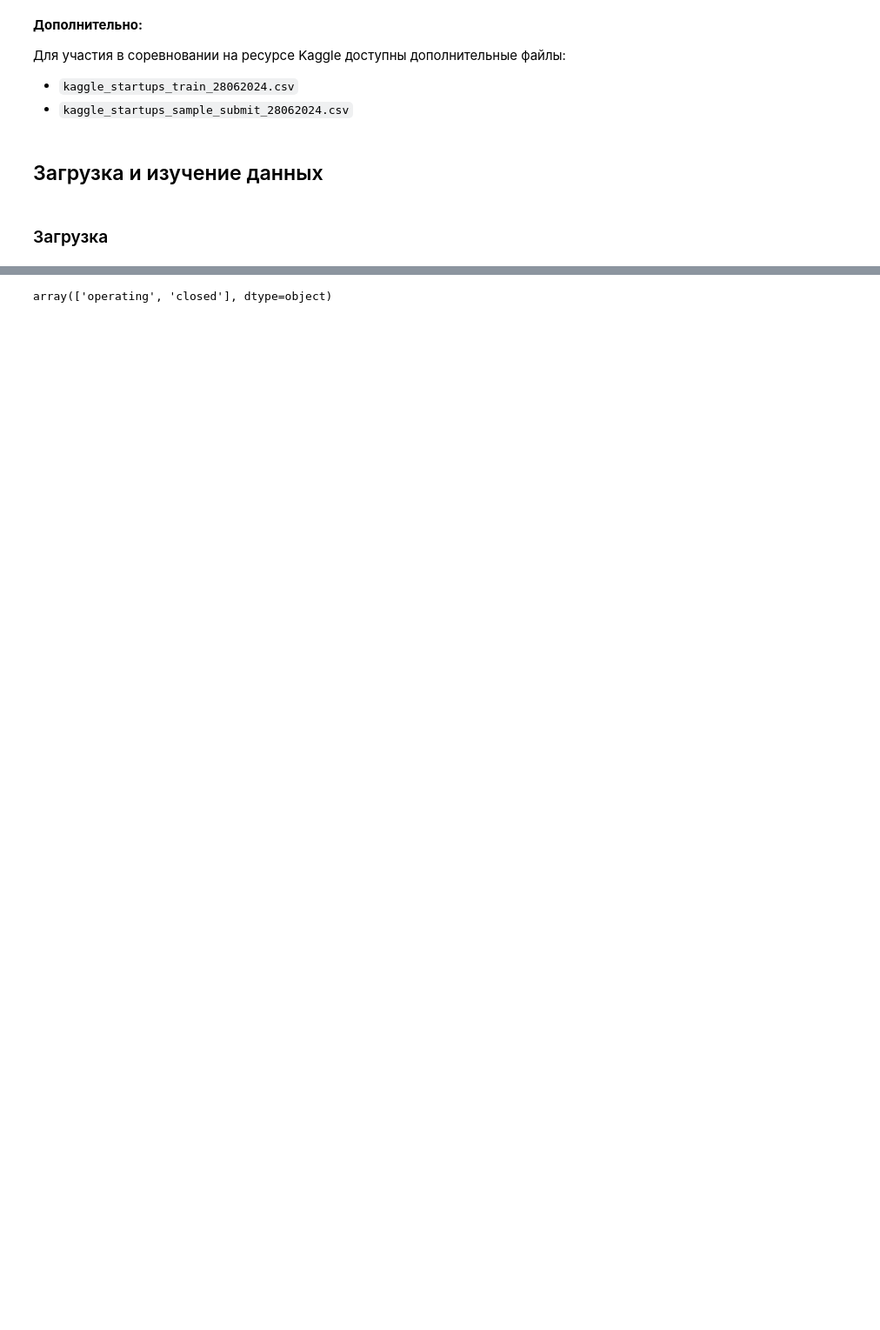
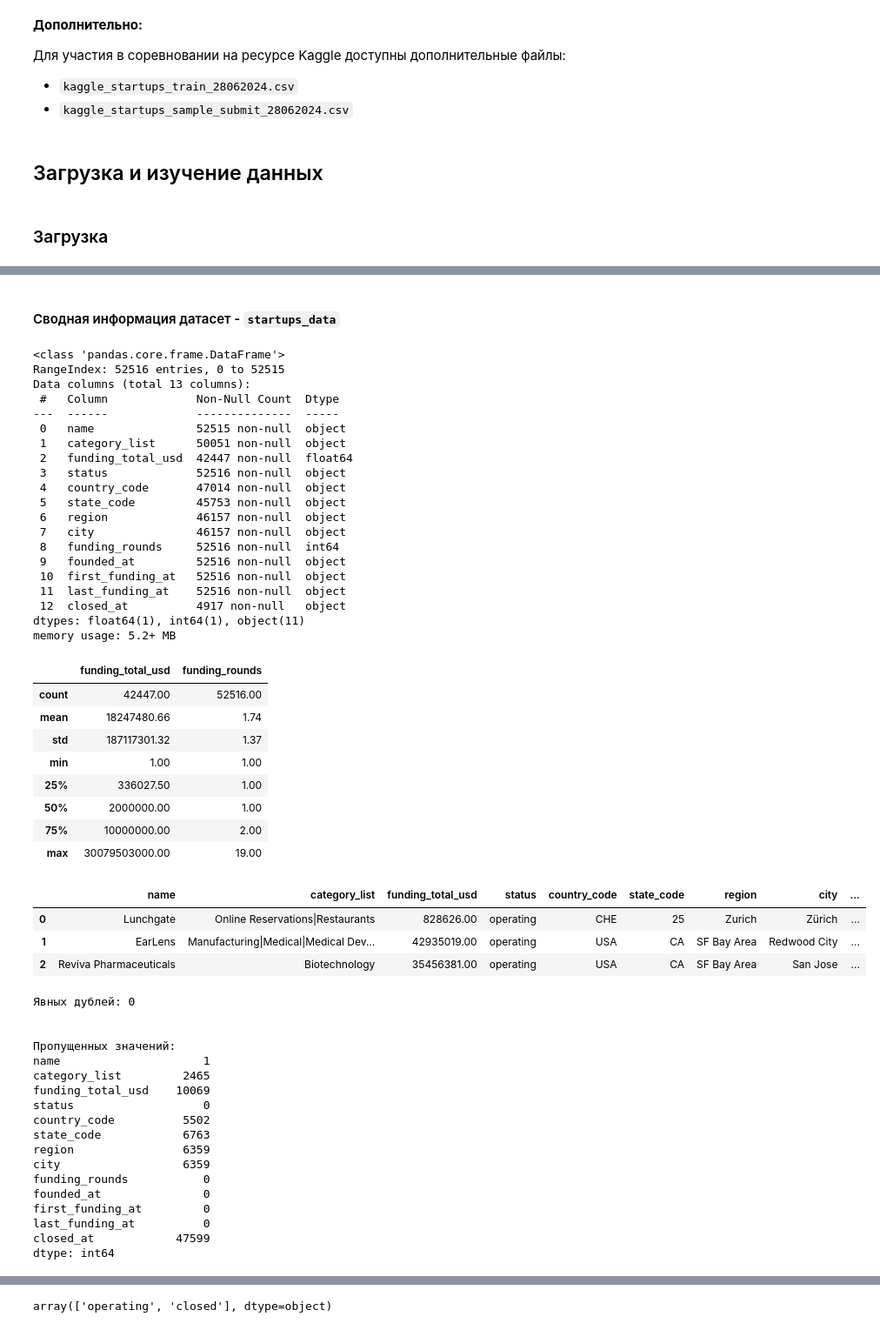
Before and after one commit to andrew-tvorogov/practicum_masterskaya_1, a Jupyter notebook: practicum_startups.ipynb, the cells around one changed output, grey strips where cells are left out. Shown at 87% size. Saved outputs shown, nothing was run; the diff lists cells and outputs as text; code cells hidden in the pictures; blank space fills up the shorter version.

Commit message:
added data prepare

```diff
--- a/practicum_startups.ipynb
+++ b/practicum_startups.ipynb
@@ -120,9 +228,8 @@ simplefilter(action='ignore', category=FutureWarning) # уберёт преду
 # %%
 # загрузка данных в датасеты
 try:
-    data = pd.read_csv('./datasets/kaggle_startups_train_28062024.csv')
-    startups_test = pd.read_csv('./datasets/kaggle_startups_test_28062024.csv')
-    startups_submit = pd.read_csv('./datasets/kaggle_startups_sample_submit_28062024.csv')
-    #money = pd.read_csv('./datasets/money.csv', sep=';', decimal=",")
+    startups_data = pd.read_csv('./datasets/kaggle_startups_train_28062024.csv') # рабочий датасет
+    startups_test = pd.read_csv('./datasets/kaggle_startups_test_28062024.csv') # датасет test для соревнования
+    startups_submit = pd.read_csv('./datasets/kaggle_startups_sample_submit_28062024.csv')  # пример результата
 except:
     print("Ошибка. Данные не загружены")
@@ -212,0 +236,56 @@ data['lifetime'] = data.apply(count_lifetime, axis=1)
+# %% [markdown]
+#### Сводная информация датасет - ``startups_data``
+# %%
+dataset_info(startups_data)
+# %% [output]
+<class 'pandas.core.frame.DataFrame'>
+RangeIndex: 52516 entries, 0 to 52515
+Data columns (total 13 columns):
+ #   Column             Non-Null Count  Dtype
+---  ------             --------------  -----
+ 0   name               52515 non-null  object
+ 1   category_list      50051 non-null  object
+ 2   funding_total_usd  42447 non-null  float64
+ 3   status             52516 non-null  object
+ 4   country_code       47014 non-null  object
+ 5   state_code         45753 non-null  object
+ 6   region             46157 non-null  object
+ 7   city               46157 non-null  object
+ 8   funding_rounds     52516 non-null  int64
+ 9   founded_at         52516 non-null  object
+ 10  first_funding_at   52516 non-null  object
+ 11  last_funding_at    52516 non-null  object
+ 12  closed_at          4917 non-null   object
+dtypes: float64(1), int64(1), object(11)
+memory usage: 5.2+ MB
+|  | funding_total_usd | funding_rounds |
+| count | 42447.00 | 52516.00 |
+| mean | 18247480.66 | 1.74 |
+| std | 187117301.32 | 1.37 |
+| min | 1.00 | 1.00 |
+| 25% | 336027.50 | 1.00 |
+| 50% | 2000000.00 | 1.00 |
+| 75% | 10000000.00 | 2.00 |
+| max | 30079503000.00 | 19.00 |
+|  | name | category_list | funding_total_usd | status | country_code | state_code | region | city | ... |
+| 0 | Lunchgate | Online Reservations|Restaurants | 828626.00 | operating | CHE | 25 | Zurich | Zürich | ... |
+| 1 | EarLens | Manufacturing|Medical|Medical Dev... | 42935019.00 | operating | USA | CA | SF Bay Area | Redwood City | ... |
+| 2 | Reviva Pharmaceuticals | Biotechnology | 35456381.00 | operating | USA | CA | SF Bay Area | San Jose | ... |
+Явных дублей: 0
+
+
+Пропущенных значений:
+name                     1
+category_list         2465
+funding_total_usd    10069
+status                   0
+country_code          5502
+state_code            6763
+region                6359
+city                  6359
+funding_rounds           0
+founded_at               0
+first_funding_at         0
+last_funding_at          0
+closed_at            47599
+dtype: int64
```
Also changed, not shown: parts of 64 cells of this notebook.
